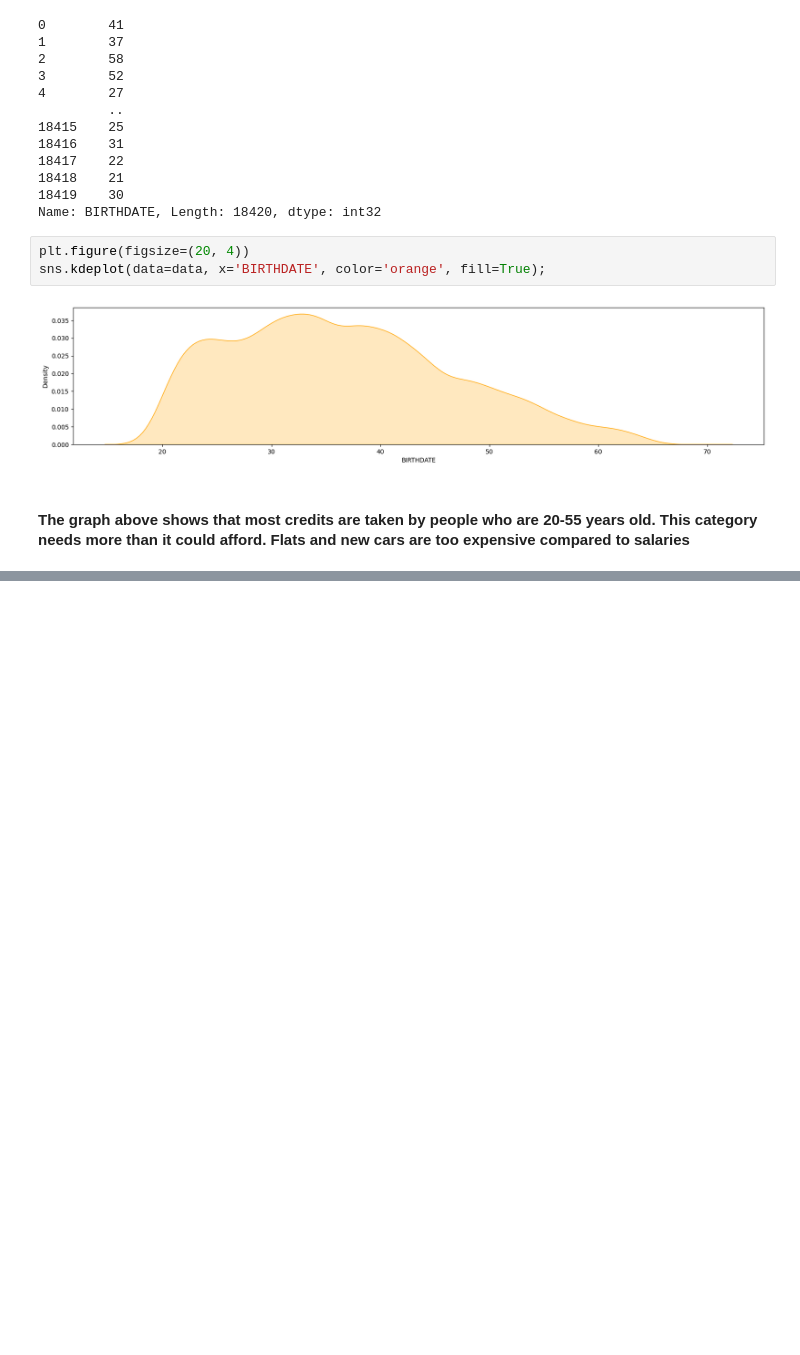
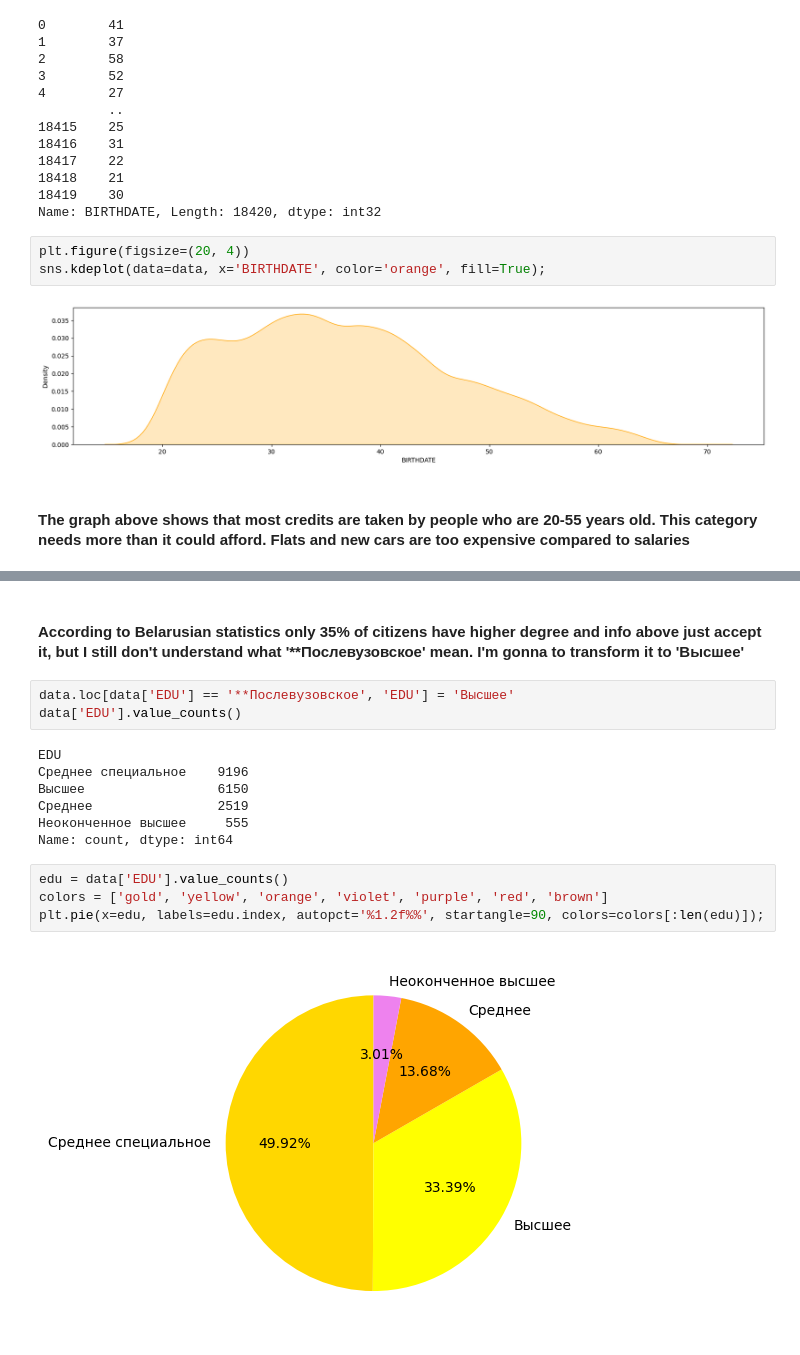
Before and after one commit to Ultraluxe25/BNB-Data-Scientist, a Jupyter notebook: kapturov_bnb.ipynb, the cells around one changed output, grey strips where cells are left out. Drawn from its saved outputs; the diff is of its cells as text; blank space fills up the shorter version.

```diff
--- a/kapturov_bnb.ipynb
+++ b/kapturov_bnb.ipynb
@@ -225,0 +272,18 @@ sns.kdeplot(data=data, x='BIRTHDATE', color='orange', fill=True);
+# %% [markdown]
+#### According to Belarusian statistics only 35% of citizens have higher degree and info above just accept it, but I still don't understand what '**Послевузовское' mean. I'm gonna to transform it to 'Высшее'
+# %%
+data.loc[data['EDU'] == '**Послевузовское', 'EDU'] = 'Высшее'
+data['EDU'].value_counts()
+# %% [output]
+EDU
+Среднее специальное    9196
+Высшее                 6150
+Среднее                2519
+Неоконченное высшее     555
+Name: count, dtype: int64
+# %%
+edu = data['EDU'].value_counts()
+colors = ['gold', 'yellow', 'orange', 'violet', 'purple', 'red', 'brown']
+plt.pie(x=edu, labels=edu.index, autopct='%1.2f%%', startangle=90, colors=colors[:len(edu)]);
+# %% [output]
+[figure, added]
```
Also changed, not shown: parts of 37 cells of this notebook.
